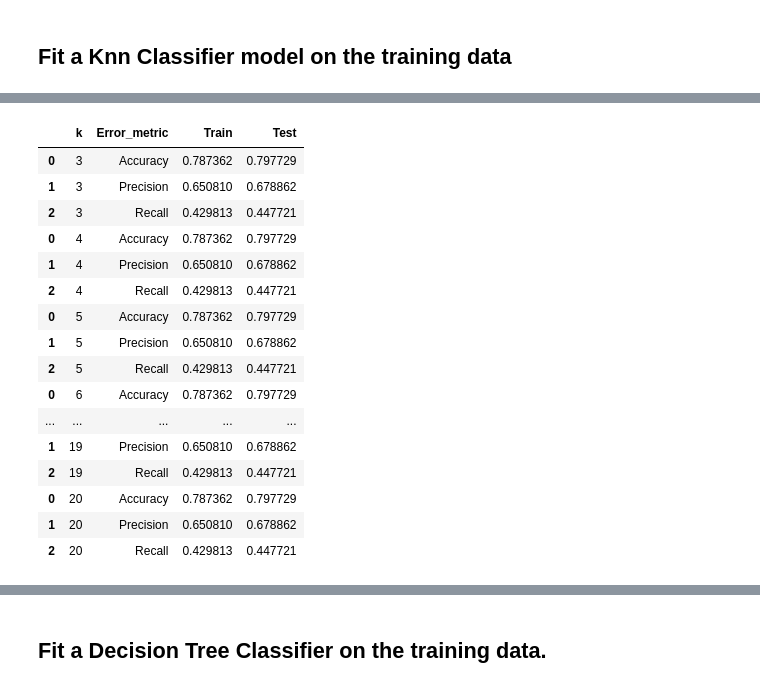
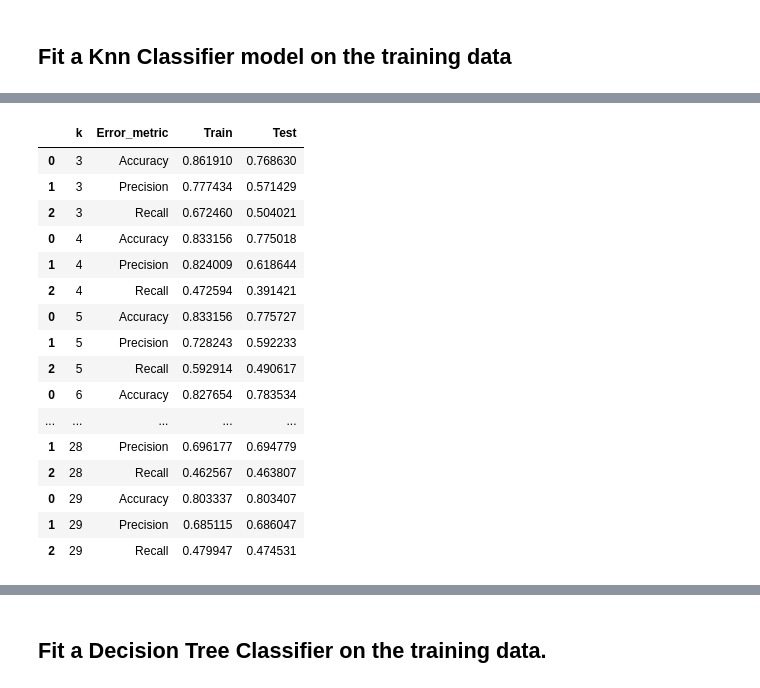
Before and after one commit to ChristinIskander/Classlabs, a Jupyter notebook: week 7/Tuesday 03.05.2022/Customer Churn-Handling Imbalanced Data.ipynb, the cells around one changed output, grey strips where cells are left out. Saved outputs shown, nothing was run; the diff lists cells and outputs as text; code cells hidden in the pictures.

```diff
--- a/week 7/Tuesday 03.05.2022/Customer Churn-Handling Imbalanced Data.ipynb
+++ b/week 7/Tuesday 03.05.2022/Customer Churn-Handling Imbalanced Data.ipynb
@@ -252,7 +252,7 @@ Confusion matrix for the test set
 # %%
 from sklearn.neighbors import KNeighborsClassifier
 
-model = KNeighborsClassifier(n_neighbors=3,weights='uniform')
+model = KNeighborsClassifier(n_neighbors=29,weights='uniform')
 model.fit(X_train, y_train)
 y_pred=model.predict(X_test)
 y_pred_train=model.predict(X_train)
@@ -269,44 +270,44 @@ ax[1].title.set_text("Test Set")
 # %%
 knn = pd.DataFrame()
 
 models = {'k': [] }
 
-for k in range(3,21):
+for k in range(3,30):
 
     neigh = KNeighborsClassifier(n_neighbors=k)
     neigh.fit(X_train_norm, y_train)
 
     models['k'] = [k, neigh]
 
     y_pred_train_knn = neigh.predict(X_train_norm)
     y_pred_test_knn  = neigh.predict(X_test_norm)
 
 
     temp = pd.DataFrame({'k': [k]*3,'Error_metric': ['Accuracy','Precision','Recall'],
-                               'Train': [accuracy_score(y_train, y_pred_train_log),
-                                         precision_score(y_train, y_pred_train_log,pos_label="Yes"),
-                                         recall_score(y_train, y_pred_train_log, pos_label="Yes")],
-                               'Test': [accuracy_score(y_test, y_pred_test_log),
-                                        precision_score(y_test, y_pred_test_log, pos_label="Yes"),
-                                        recall_score(y_test, y_pred_test_log, pos_label="Yes")]})
+                               'Train': [accuracy_score(y_train, y_pred_train_knn),
+                                         precision_score(y_train, y_pred_train_knn,pos_label="Yes"),
+                                         recall_score(y_train, y_pred_train_knn, pos_label="Yes")],
+                               'Test': [accuracy_score(y_test, y_pred_test_knn),
+                                        precision_score(y_test, y_pred_test_knn, pos_label="Yes"),
+                                        recall_score(y_test, y_pred_test_knn, pos_label="Yes")]})
     knn = pd.concat([knn,temp], axis=0)
 
 knn
 # %% [output]
 |  | k | Error_metric | Train | Test |
-| 0 | 3 | Accuracy | 0.787362 | 0.797729 |
-| 1 | 3 | Precision | 0.650810 | 0.678862 |
-| 2 | 3 | Recall | 0.429813 | 0.447721 |
-| 0 | 4 | Accuracy | 0.787362 | 0.797729 |
-| 1 | 4 | Precision | 0.650810 | 0.678862 |
-| 2 | 4 | Recall | 0.429813 | 0.447721 |
-| 0 | 5 | Accuracy | 0.787362 | 0.797729 |
-| 1 | 5 | Precision | 0.650810 | 0.678862 |
-| 2 | 5 | Recall | 0.429813 | 0.447721 |
-| 0 | 6 | Accuracy | 0.787362 | 0.797729 |
+| 0 | 3 | Accuracy | 0.861910 | 0.768630 |
+| 1 | 3 | Precision | 0.777434 | 0.571429 |
+| 2 | 3 | Recall | 0.672460 | 0.504021 |
+| 0 | 4 | Accuracy | 0.833156 | 0.775018 |
+| 1 | 4 | Precision | 0.824009 | 0.618644 |
+| 2 | 4 | Recall | 0.472594 | 0.391421 |
+| 0 | 5 | Accuracy | 0.833156 | 0.775727 |
+| 1 | 5 | Precision | 0.728243 | 0.592233 |
+| 2 | 5 | Recall | 0.592914 | 0.490617 |
+| 0 | 6 | Accuracy | 0.827654 | 0.783534 |
 | ... | ... | ... | ... | ... |
-| 1 | 19 | Precision | 0.650810 | 0.678862 |
-| 2 | 19 | Recall | 0.429813 | 0.447721 |
-| 0 | 20 | Accuracy | 0.787362 | 0.797729 |
-| 1 | 20 | Precision | 0.650810 | 0.678862 |
-| 2 | 20 | Recall | 0.429813 | 0.447721 |
+| 1 | 28 | Precision | 0.696177 | 0.694779 |
+| 2 | 28 | Recall | 0.462567 | 0.463807 |
+| 0 | 29 | Accuracy | 0.803337 | 0.803407 |
+| 1 | 29 | Precision | 0.685115 | 0.686047 |
+| 2 | 29 | Recall | 0.479947 | 0.474531 |
```
Also changed, not shown: parts of 5 cells of this notebook.
